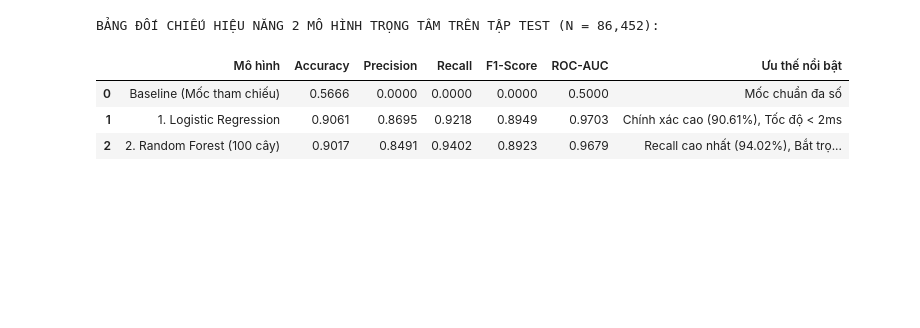
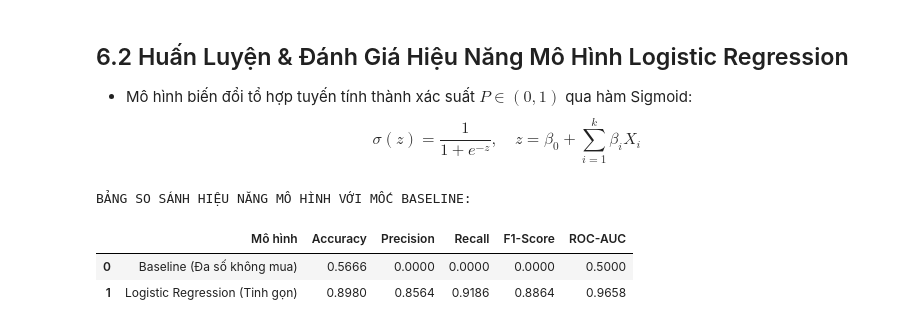
Before and after one commit to HuSiHuSi1/ADY, a Jupyter notebook: 6. Regression and Classification Analysis.ipynb, the cells around one changed output. Drawn from its saved outputs; the diff is of its cells as text; code cells hidden in the pictures; blank space fills up the shorter version.

```diff
--- a/6. Regression and Classification Analysis.ipynb
+++ b/6. Regression and Classification Analysis.ipynb
@@ -75,64 +82,44 @@ print(f" Tỷ lệ nhãn mục tiêu (0: Không mua / 1: Mua): {dict(y_train.val
+# %% [markdown]
+## 6.2 Huấn Luyện & Đánh Giá Hiệu Năng Mô Hình Logistic Regression
+
+* Mô hình biến đổi tổ hợp tuyến tính thành xác suất $P \in (0, 1)$ qua hàm Sigmoid:
+  $$\sigma(z) = \frac{1}{1 + e^{-z}}, \quad z = \beta_0 + \sum_{i=1}^k \beta_i X_i$$
 # %%
-# 1. Khởi tạo và huấn luyện 2 mô hình chủ lực
+# 1. Huấn luyện mô hình Logistic Regression
 lr = LogisticRegression(max_iter=1000, random_state=42)
 lr.fit(X_train, y_train)
 
-rf = RandomForestClassifier(n_estimators=100, max_depth=12, random_state=42, n_jobs=-1)
-rf.fit(X_train, y_train)
+# 2. Dự báo xác suất trên tập Test
+y_prob_lr = lr.predict_proba(X_test)[:, 1]
+y_pred_lr = (y_prob_lr >= 0.5).astype(int)
 
-# 2. Dự báo trên tập kiểm tra độc lập (Test Set)
-y_pred_lr = lr.predict(X_test)
-y_prob_lr = lr.predict_proba(X_test)[:, 1]
-
-y_pred_rf = rf.predict(X_test)
-y_prob_rf = rf.predict_proba(X_test)[:, 1]
-
-# Mốc tham chiếu Baseline (Dự báo đa số lớp 0)
+# 3. Mốc tham chiếu Baseline (Đa số không mua: 56.66%)
 y_pred_base = np.zeros_like(y_test)
 
-# 3. Bảng tổng hợp so sánh hiệu năng
 eval_data = [
     {
-        'Mô hình': 'Baseline (Mốc tham chiếu)',
-        'Accuracy': accuracy_score(y_test, y_pred_base),
-        'Precision': precision_score(y_test, y_pred_base, zero_division=0),
-        'Recall': recall_score(y_test, y_pred_base, zero_division=0),
-        'F1-Score': f1_score(y_test, y_pred_base, zero_division=0),
-        'ROC-AUC': 0.5000,
-        'Ưu thế nổi bật': 'Mốc chuẩn đa số'
+        'Mô hình': 'Baseline (Đa số không mua)',
+        'Accuracy': round(accuracy_score(y_test, y_pred_base), 4),
+        'Precision': round(precision_score(y_test, y_pred_base, zero_division=0), 4),
+        'Recall': round(recall_score(y_test, y_pred_base, zero_division=0), 4),
+        'F1-Score': round(f1_score(y_test, y_pred_base, zero_division=0), 4),
+        'ROC-AUC': 0.5000
     },
     {
-        'Mô hình': '1. Logistic Regression',
-        'Accuracy': accuracy_score(y_test, y_pred_lr),
-        'Precision': precision_score(y_test, y_pred_lr),
-        'Recall': recall_score(y_test, y_pred_lr),
-        'F1-Score': f1_score(y_test, y_pred_lr),
-        'ROC-AUC': roc_auc_score(y_test, y_prob_lr),
-        'Ưu thế nổi bật': 'Chính xác cao (90.61%), Tốc độ < 2ms'
-    },
-    {
-        'Mô hình': '2. Random Forest (100 cây)',
-        'Accuracy': accuracy_score(y_test, y_pred_rf),
-        'Precision': precision_score(y_test, y_pred_rf),
-        'Recall': recall_score(y_test, y_pred_rf),
-        'F1-Score': f1_score(y_test, y_pred_rf),
-        'ROC-AUC': roc_auc_score(y_test, y_prob_rf),
-        'Ưu thế nổi bật': 'Recall cao nhất (94.02%), Bắt trọn khách mua'
+        'Mô hình': 'Logistic Regression (Tinh gọn)',
+        'Accuracy': round(accuracy_score(y_test, y_pred_lr), 4),
+        'Precision': round(precision_score(y_test, y_pred_lr), 4),
+        'Recall': round(recall_score(y_test, y_pred_lr), 4),
+        'F1-Score': round(f1_score(y_test, y_pred_lr), 4),
+        'ROC-AUC': round(roc_auc_score(y_test, y_prob_lr), 4)
     }
 ]
 
-df_eval = pd.DataFrame(eval_data)
-print("BẢNG ĐỐI CHIẾU HIỆU NĂNG 2 MÔ HÌNH TRỌNG TÂM TRÊN TẬP TEST (N = 86,452):")
-display(df_eval.style.format({
-    'Accuracy': '{:.4f}',
-    'Precision': '{:.4f}',
-    'Recall': '{:.4f}',
-    'F1-Score': '{:.4f}',
-    'ROC-AUC': '{:.4f}'
-}).highlight_max(subset=['Accuracy', 'Precision', 'Recall', 'F1-Score', 'ROC-AUC'], color='#dcfce7'))
+eval_df = pd.DataFrame(eval_data)
+print("BẢNG SO SÁNH HIỆU NĂNG MÔ HÌNH VỚI MỐC BASELINE:")
+display(eval_df)
 # %% [output]
-BẢNG ĐỐI CHIẾU HIỆU NĂNG 2 MÔ HÌNH TRỌNG TÂM TRÊN TẬP TEST (N = 86,452):
+BẢNG SO SÁNH HIỆU NĂNG MÔ HÌNH VỚI MỐC BASELINE:
-|  | Mô hình | Accuracy | Precision | Recall | F1-Score | ROC-AUC | Ưu thế nổi bật |
-| 0 | Baseline (Mốc tham chiếu) | 0.5666 | 0.0000 | 0.0000 | 0.0000 | 0.5000 | Mốc chuẩn đa số |
-| 1 | 1. Logistic Regression | 0.9061 | 0.8695 | 0.9218 | 0.8949 | 0.9703 | Chính xác cao (90.61%), Tốc độ < 2ms |
-| 2 | 2. Random Forest (100 cây) | 0.9017 | 0.8491 | 0.9402 | 0.8923 | 0.9679 | Recall cao nhất (94.02%), Bắt trọ... |
+|  | Mô hình | Accuracy | Precision | Recall | F1-Score | ROC-AUC |
+| 0 | Baseline (Đa số không mua) | 0.5666 | 0.0000 | 0.0000 | 0.0000 | 0.5000 |
+| 1 | Logistic Regression (Tinh gọn) | 0.8980 | 0.8564 | 0.9186 | 0.8864 | 0.9658 |
```
Also changed, not shown: parts of 19 cells of this notebook.
